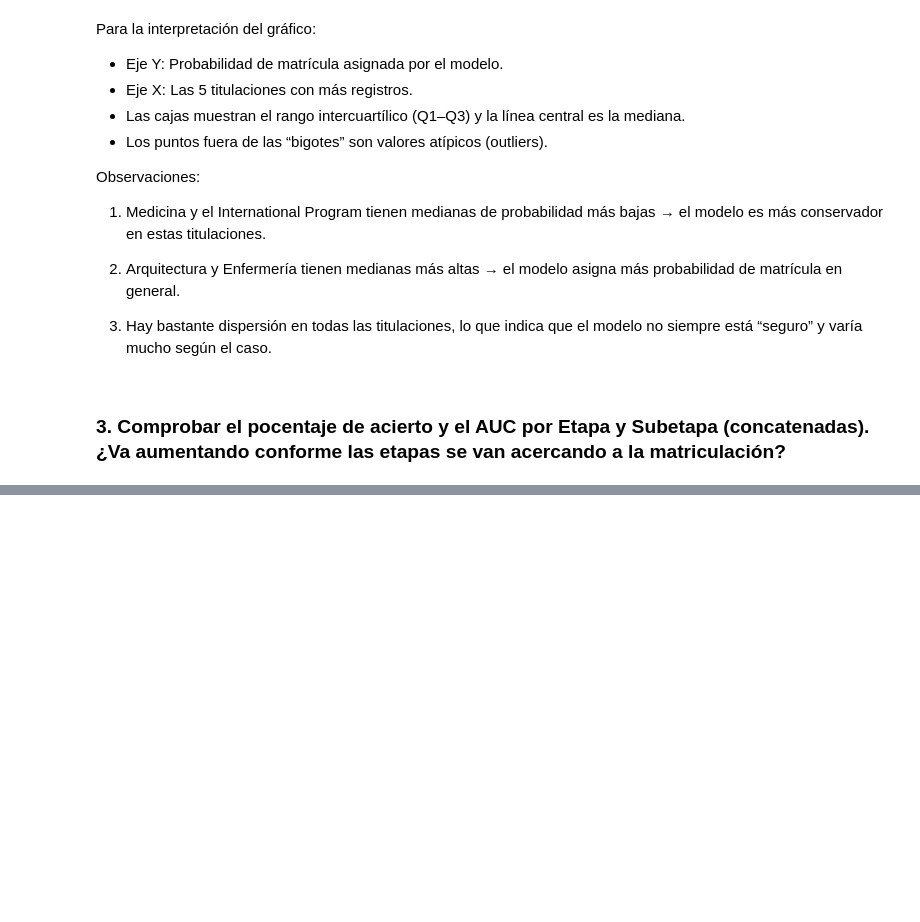
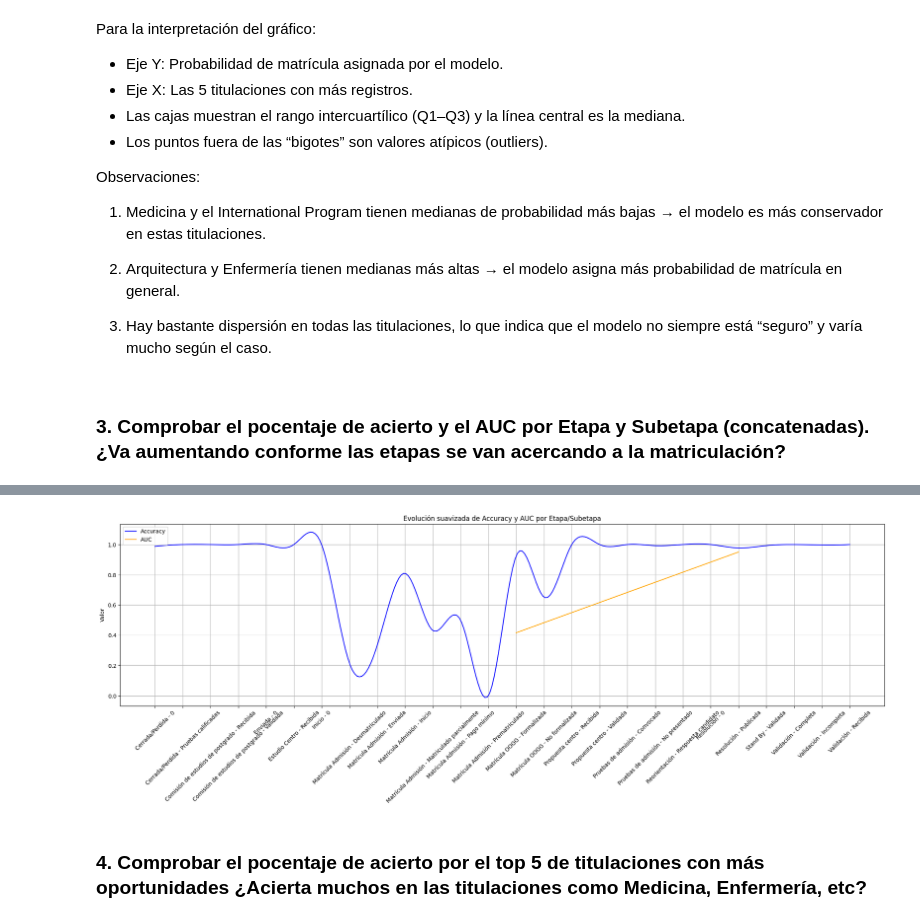
Before and after one commit to MiguelHernandezCorral/UNAV, a Jupyter notebook: notebooks/Resultados modelado - Seguimiento (Semana 3).ipynb, the cells around one changed output, grey strips where cells are left out. Drawn from its saved outputs; the diff is of its cells as text; code cells hidden in the pictures; blank space fills up the shorter version.

```diff
--- a/notebooks/Resultados modelado - Seguimiento (Semana 3).ipynb
+++ b/notebooks/Resultados modelado - Seguimiento (Semana 3).ipynb
@@ -221,0 +282,3 @@ resultados_subetapas
+# %%
+# Concatenar etapa y subetapa
+df_grado['Etapa_Subetapa'] = df_grado['STAGENAME'].astype(str) + " - " + df_grado['PL_SUBETAPA'].astype(str)
@@ -221,0 +330,49 @@ resultados_subetapas
+# %%
+import matplotlib.pyplot as plt
+import numpy as np
+from scipy.interpolate import make_interp_spline
+import pandas as pd
+
+# Convertir AUC a numérico para graficar
+df_plot = resultados_etapas.copy()
+df_plot['auc'] = pd.to_numeric(df_plot['auc'], errors='coerce')
+
+# Índices para interpolar
+x = np.arange(len(df_plot))
+x_new = np.linspace(x.min(), x.max(), 300)
+
+# --- Suavizado para accuracy ---
+if len(df_plot['accuracy']) >= 4:
+    spl_acc = make_interp_spline(x, df_plot['accuracy'], k=3)
+    acc_smooth = spl_acc(x_new)
+else:
+    acc_smooth = df_plot['accuracy']
+    x_new = x  # usamos los puntos originales
+
+# --- Suavizado para AUC (ignorando NaN) ---
+mask_auc = ~df_plot['auc'].isna()
+x_auc = x[mask_auc]
+y_auc = df_plot['auc'][mask_auc]
+
+if len(x_auc) >= 4:
+    spl_auc = make_interp_spline(x_auc, y_auc, k=3)
+    auc_smooth = spl_auc(np.linspace(x_auc.min(), x_auc.max(), 300))
+    x_auc_smooth = np.linspace(x_auc.min(), x_auc.max(), 300)
+else:
+    auc_smooth = y_auc
+    x_auc_smooth = x_auc
+
+# --- Graficar ---
+plt.figure(figsize=(25,6))
+plt.plot(x_new, acc_smooth, label='Accuracy', color='blue')
+plt.plot(x_auc_smooth, auc_smooth, label='AUC', color='orange')
+plt.xticks(x, df_plot['Etapa_Subetapa'], rotation=45)
+plt.ylabel('Valor')
+plt.title('Evolución suavizada de Accuracy y AUC por Etapa/Subetapa')
+plt.grid(True)
+plt.legend()
+plt.show()
+# %% [output]
+[figure, added]
+# %% [markdown]
+### 4. Comprobar el pocentaje de acierto por el top 5 de titulaciones con más oportunidades ¿Acierta muchos en las titulaciones como Medicina, Enfermería, etc?
```
Also changed, not shown: parts of 18 cells of this notebook.
